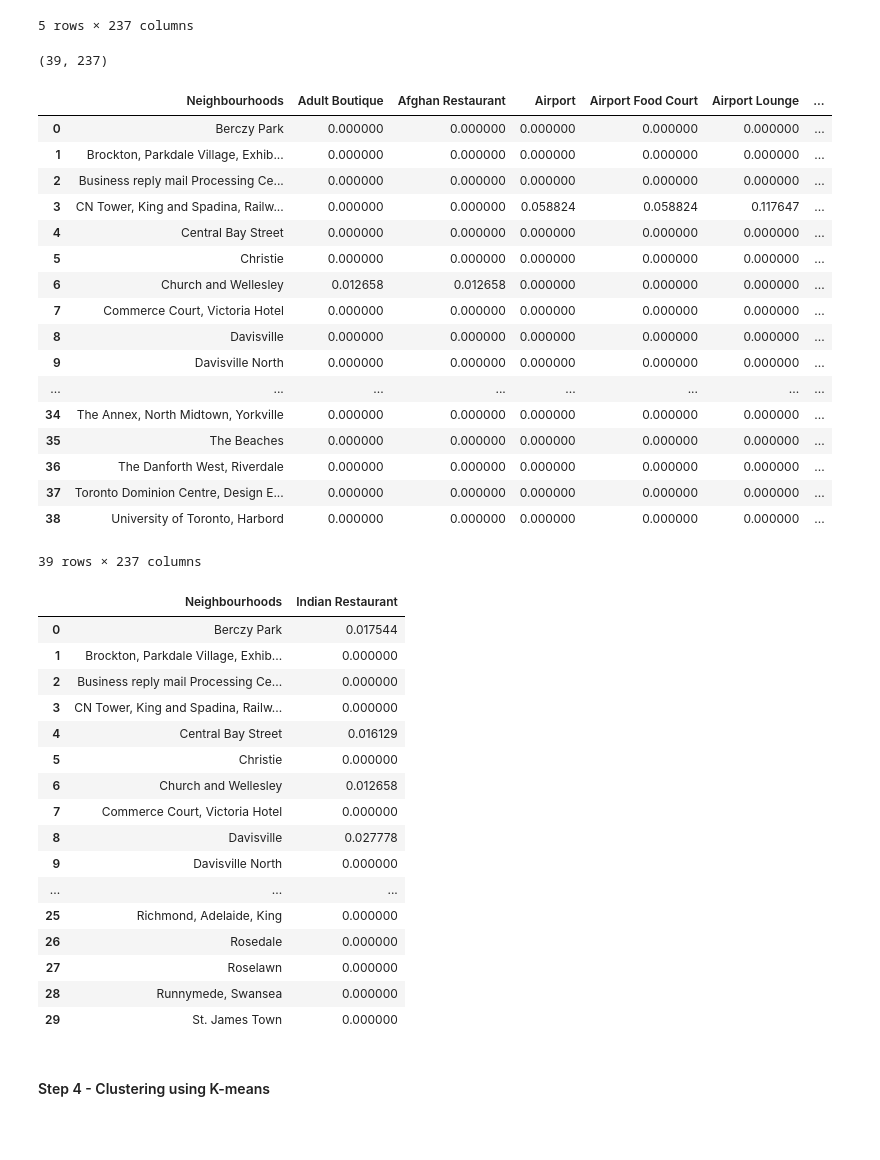
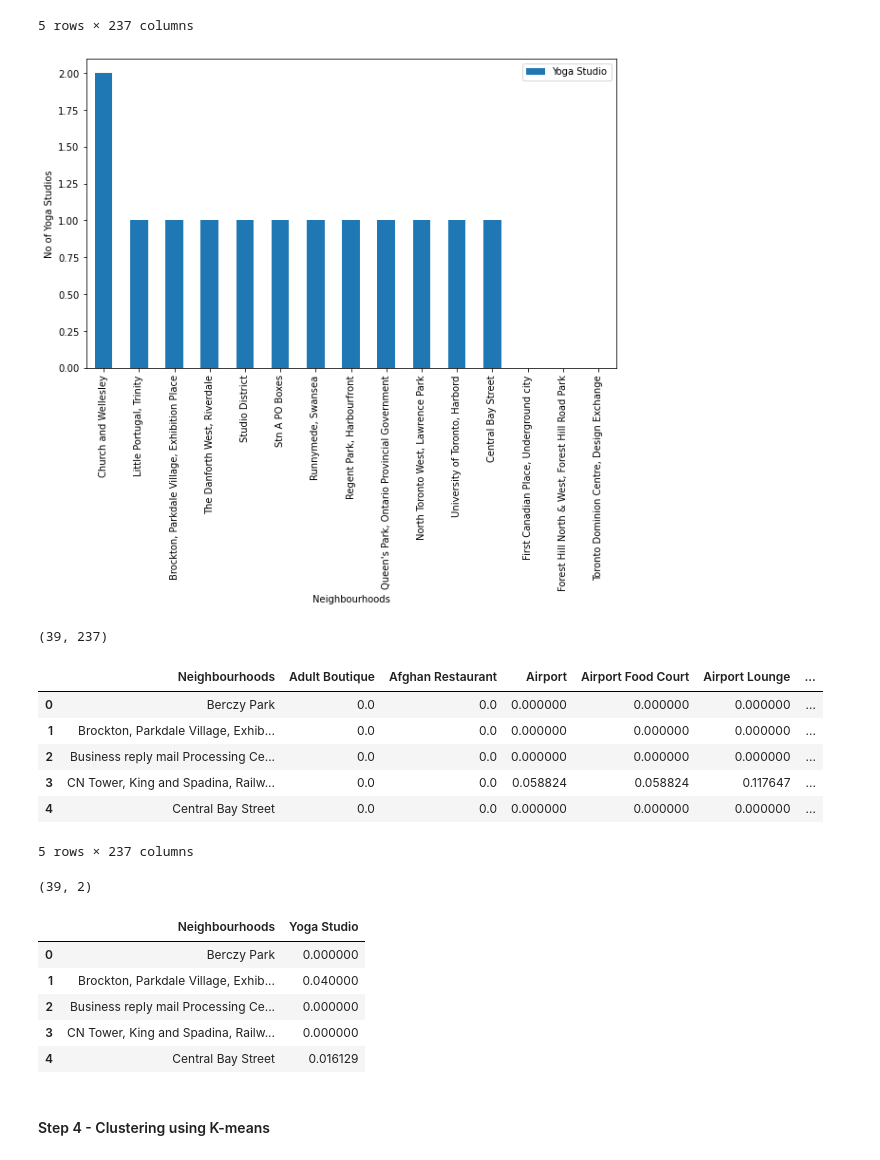
Before and after one commit to shailud/Coursera_Capstone, a Jupyter notebook: Battle Of Neighborhood - wk2.ipynb, the cells around one changed output. Cells and saved outputs as stored; diff of their text form; code cells hidden in the pictures; blank space fills up the shorter version.

Commit message:
Published from Watson Studio.

```diff
--- a/Battle Of Neighborhood - wk2.ipynb
+++ b/Battle Of Neighborhood - wk2.ipynb
@@ -255,15 +275,14 @@ toronto_venues.groupby('Neighbourhood').count()
 # %% [output]
 True
 # %%
+#perform one hot encoding for getting dummies of the venue category
 to_onehot = pd.get_dummies(toronto_venues[['Venue Category']], prefix="", prefix_sep="")
 
 # add neighborhood column back to dataframe
 to_onehot['Neighbourhoods'] = toronto_venues['Neighbourhood']
+to_onehot.set_index('Neighbourhoods', inplace=True)
 
-# move neighborhood column to the first column
-fixed_columns = [to_onehot.columns[-1]] + list(to_onehot.columns[:-1])
-to_onehot = to_onehot[fixed_columns]
-
+to_onehot.reset_index(inplace=True)
 print(to_onehot.shape)
 to_onehot.head()
 # %% [output]
@@ -275,50 +294,41 @@ to_onehot.head()
 | 3 | Regent Park, Harbourfront | 0 | 0 | 0 | 0 | 0 | ... |
 | 4 | Regent Park, Harbourfront | 0 | 0 | 0 | 0 | 0 | ... |
 5 rows × 237 columns
+# %%
+#visualize max number of Indian Restaurant
+graph = pd.DataFrame(to_onehot.groupby('Neighbourhoods')['Yoga Studio'].sum())
+graph = graph.sort_values(by='Yoga Studio', ascending=False)
+graph.iloc[:15].plot(kind='bar', figsize=(10,6))
+plt.xlabel('Neighbourhoods')
+plt.ylabel('No of Yoga Studios')
+plt.show()
+# %% [output]
+[figure, added]
 # %%
+#Calculate mean of all venue groups by their neighbourhoods
 to_grouped = to_onehot.groupby(["Neighbourhoods"]).mean().reset_index()
 
 print(to_grouped.shape)
-to_grouped
+to_grouped.head()
 # %% [output]
 (39, 237)
 |  | Neighbourhoods | Adult Boutique | Afghan Restaurant | Airport | Airport Food Court | Airport Lounge | ... |
-| 0 | Berczy Park | 0.000000 | 0.000000 | 0.000000 | 0.000000 | 0.000000 | ... |
-| 1 | Brockton, Parkdale Village, Exhib... | 0.000000 | 0.000000 | 0.000000 | 0.000000 | 0.000000 | ... |
-| 2 | Business reply mail Processing Ce... | 0.000000 | 0.000000 | 0.000000 | 0.000000 | 0.000000 | ... |
-| 3 | CN Tower, King and Spadina, Railw... | 0.000000 | 0.000000 | 0.058824 | 0.058824 | 0.117647 | ... |
-| 4 | Central Bay Street | 0.000000 | 0.000000 | 0.000000 | 0.000000 | 0.000000 | ... |
-| 5 | Christie | 0.000000 | 0.000000 | 0.000000 | 0.000000 | 0.000000 | ... |
-| 6 | Church and Wellesley | 0.012658 | 0.012658 | 0.000000 | 0.000000 | 0.000000 | ... |
-| 7 | Commerce Court, Victoria Hotel | 0.000000 | 0.000000 | 0.000000 | 0.000000 | 0.000000 | ... |
-| 8 | Davisville | 0.000000 | 0.000000 | 0.000000 | 0.000000 | 0.000000 | ... |
-| 9 | Davisville North | 0.000000 | 0.000000 | 0.000000 | 0.000000 | 0.000000 | ... |
-| ... | ... | ... | ... | ... | ... | ... | ... |
-| 34 | The Annex, North Midtown, Yorkville | 0.000000 | 0.000000 | 0.000000 | 0.000000 | 0.000000 | ... |
-| 35 | The Beaches | 0.000000 | 0.000000 | 0.000000 | 0.000000 | 0.000000 | ... |
-| 36 | The Danforth West, Riverdale | 0.000000 | 0.000000 | 0.000000 | 0.000000 | 0.000000 | ... |
-| 37 | Toronto Dominion Centre, Design E... | 0.000000 | 0.000000 | 0.000000 | 0.000000 | 0.000000 | ... |
-| 38 | University of Toronto, Harbord | 0.000000 | 0.000000 | 0.000000 | 0.000000 | 0.000000 | ... |
+| 0 | Berczy Park | 0.0 | 0.0 | 0.000000 | 0.000000 | 0.000000 | ... |
+| 1 | Brockton, Parkdale Village, Exhib... | 0.0 | 0.0 | 0.000000 | 0.000000 | 0.000000 | ... |
+| 2 | Business reply mail Processing Ce... | 0.0 | 0.0 | 0.000000 | 0.000000 | 0.000000 | ... |
+| 3 | CN Tower, King and Spadina, Railw... | 0.0 | 0.0 | 0.058824 | 0.058824 | 0.117647 | ... |
+| 4 | Central Bay Street | 0.0 | 0.0 | 0.000000 | 0.000000 | 0.000000 | ... |
-39 rows × 237 columns
+5 rows × 237 columns
-# %%
-to_indian = to_grouped[["Neighbourhoods","Indian Restaurant"]]
-to_indian.shape
-to_indian.head(30)
-# %% [output]
-|  | Neighbourhoods | Indian Restaurant |
-| 0 | Berczy Park | 0.017544 |
-| 1 | Brockton, Parkdale Village, Exhib... | 0.000000 |
-| 2 | Business reply mail Processing Ce... | 0.000000 |
-| 3 | CN Tower, King and Spadina, Railw... | 0.000000 |
-| 4 | Central Bay Street | 0.016129 |
-| 5 | Christie | 0.000000 |
-| 6 | Church and Wellesley | 0.012658 |
-| 7 | Commerce Court, Victoria Hotel | 0.000000 |
-| 8 | Davisville | 0.027778 |
-| 9 | Davisville North | 0.000000 |
-| ... | ... | ... |
-| 25 | Richmond, Adelaide, King | 0.000000 |
-| 26 | Rosedale | 0.000000 |
-| 27 | Roselawn | 0.000000 |
-| 28 | Runnymede, Swansea | 0.000000 |
-| 29 | St. James Town | 0.000000 |
+# %%
+# extract only the neighbourhoods and Yoga Studio column for further analysis
+Yoga_Studio = to_grouped[["Neighbourhoods","Yoga Studio"]]
+print(Yoga_Studio.shape)
+indian_resta.head()
+# %% [output]
+(39, 2)
+|  | Neighbourhoods | Yoga Studio |
+| 0 | Berczy Park | 0.000000 |
+| 1 | Brockton, Parkdale Village, Exhib... | 0.040000 |
+| 2 | Business reply mail Processing Ce... | 0.000000 |
+| 3 | CN Tower, King and Spadina, Railw... | 0.000000 |
+| 4 | Central Bay Street | 0.016129 |
```
Also changed, not shown: parts of 18 cells of this notebook.
